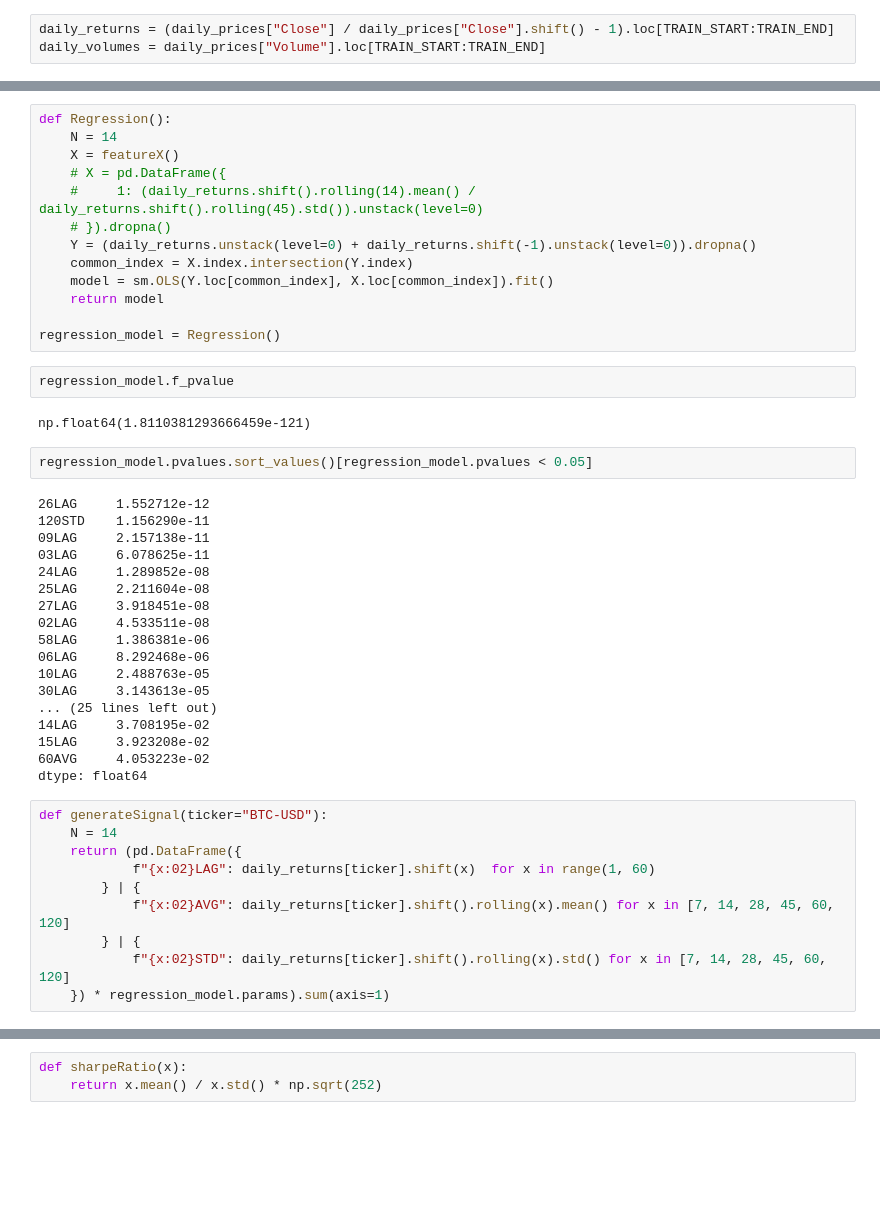
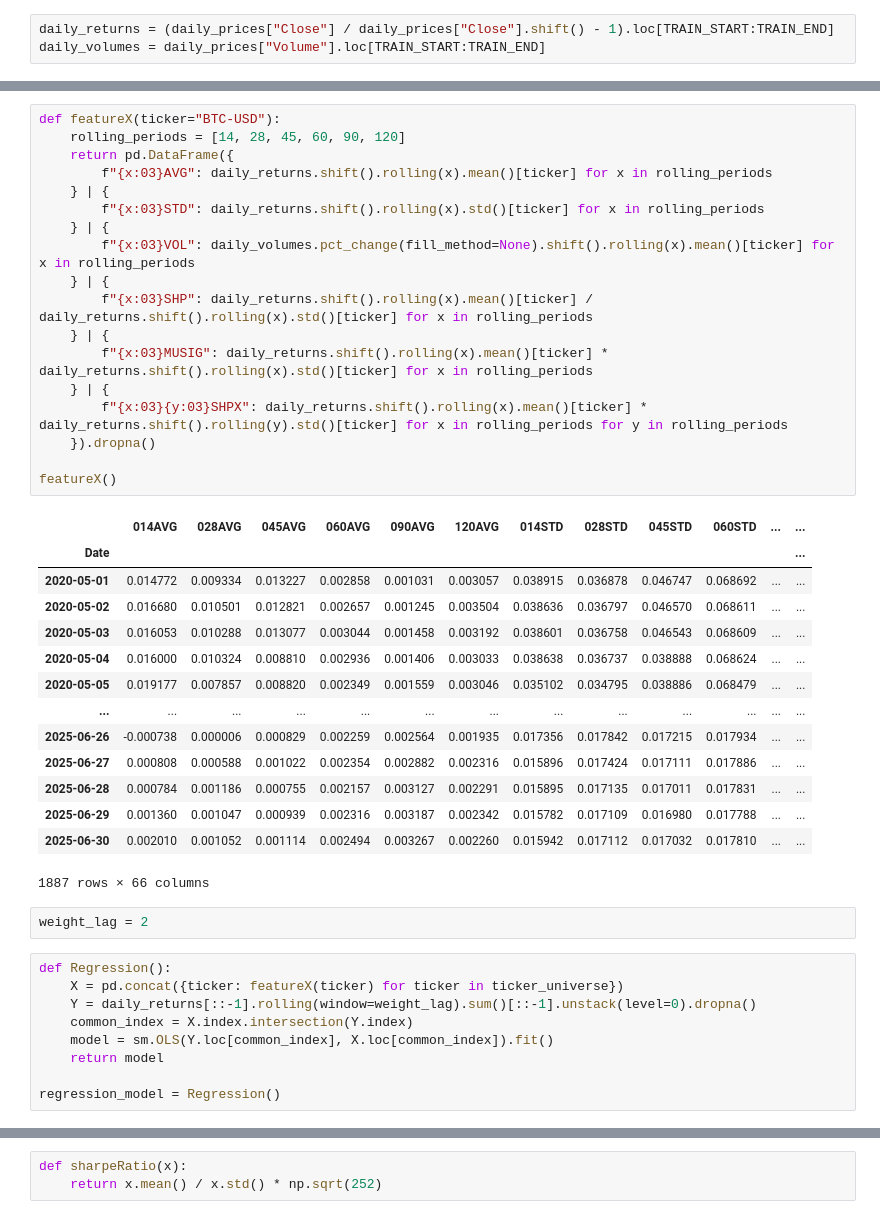
Before and after one commit to JibrilAbdi144/quant-research-project, a Jupyter notebook: notebooks/test19.ipynb, the cells around one changed output, grey strips where cells are left out. Cells and saved outputs as stored; diff of their text form; blank space fills up the shorter version.

```diff
--- a/notebooks/test19.ipynb
+++ b/notebooks/test19.ipynb
@@ -45,47 +19,44 @@ featureX()
+# %%
+def featureX(ticker="BTC-USD"):
+    rolling_periods = [14, 28, 45, 60, 90, 120]
+    return pd.DataFrame({
+        f"{x:03}AVG": daily_returns.shift().rolling(x).mean()[ticker] for x in rolling_periods
+    } | {
+        f"{x:03}STD": daily_returns.shift().rolling(x).std()[ticker] for x in rolling_periods
+    } | {
+        f"{x:03}VOL": daily_volumes.pct_change(fill_method=None).shift().rolling(x).mean()[ticker] for x in rolling_periods
+    } | {
+        f"{x:03}SHP": daily_returns.shift().rolling(x).mean()[ticker] / daily_returns.shift().rolling(x).std()[ticker] for x in rolling_periods
+    } | {
+        f"{x:03}MUSIG": daily_returns.shift().rolling(x).mean()[ticker] * daily_returns.shift().rolling(x).std()[ticker] for x in rolling_periods
+    } | {
+        f"{x:03}{y:03}SHPX": daily_returns.shift().rolling(x).mean()[ticker] * daily_returns.shift().rolling(y).std()[ticker] for x in rolling_periods for y in rolling_periods
+    }).dropna()
+
+featureX()
+# %% [output]
+|  | 014AVG | 028AVG | 045AVG | 060AVG | 090AVG | 120AVG | 014STD | 028STD | 045STD | 060STD | ... | ... |
+| Date |  |  |  |  |  |  |  |  |  |  |  | ... |
+| 2020-05-01 | 0.014772 | 0.009334 | 0.013227 | 0.002858 | 0.001031 | 0.003057 | 0.038915 | 0.036878 | 0.046747 | 0.068692 | ... | ... |
+| 2020-05-02 | 0.016680 | 0.010501 | 0.012821 | 0.002657 | 0.001245 | 0.003504 | 0.038636 | 0.036797 | 0.046570 | 0.068611 | ... | ... |
+| 2020-05-03 | 0.016053 | 0.010288 | 0.013077 | 0.003044 | 0.001458 | 0.003192 | 0.038601 | 0.036758 | 0.046543 | 0.068609 | ... | ... |
+| 2020-05-04 | 0.016000 | 0.010324 | 0.008810 | 0.002936 | 0.001406 | 0.003033 | 0.038638 | 0.036737 | 0.038888 | 0.068624 | ... | ... |
+| 2020-05-05 | 0.019177 | 0.007857 | 0.008820 | 0.002349 | 0.001559 | 0.003046 | 0.035102 | 0.034795 | 0.038886 | 0.068479 | ... | ... |
+| ... | ... | ... | ... | ... | ... | ... | ... | ... | ... | ... | ... | ... |
+| 2025-06-26 | -0.000738 | 0.000006 | 0.000829 | 0.002259 | 0.002564 | 0.001935 | 0.017356 | 0.017842 | 0.017215 | 0.017934 | ... | ... |
+| 2025-06-27 | 0.000808 | 0.000588 | 0.001022 | 0.002354 | 0.002882 | 0.002316 | 0.015896 | 0.017424 | 0.017111 | 0.017886 | ... | ... |
+| 2025-06-28 | 0.000784 | 0.001186 | 0.000755 | 0.002157 | 0.003127 | 0.002291 | 0.015895 | 0.017135 | 0.017011 | 0.017831 | ... | ... |
+| 2025-06-29 | 0.001360 | 0.001047 | 0.000939 | 0.002316 | 0.003187 | 0.002342 | 0.015782 | 0.017109 | 0.016980 | 0.017788 | ... | ... |
+| 2025-06-30 | 0.002010 | 0.001052 | 0.001114 | 0.002494 | 0.003267 | 0.002260 | 0.015942 | 0.017112 | 0.017032 | 0.017810 | ... | ... |
+1887 rows × 66 columns
+# %%
+weight_lag = 2
 # %%
 def Regression():
-    N = 14
-    X = featureX()
-    # X = pd.DataFrame({
-    #     1: (daily_returns.shift().rolling(14).mean() / daily_returns.shift().rolling(45).std()).unstack(level=0)
-    # }).dropna()
-    Y = (daily_returns.unstack(level=0) + daily_returns.shift(-1).unstack(level=0)).dropna()
+    X = pd.concat({ticker: featureX(ticker) for ticker in ticker_universe})
+    Y = daily_returns[::-1].rolling(window=weight_lag).sum()[::-1].unstack(level=0).dropna()
     common_index = X.index.intersection(Y.index)
     model = sm.OLS(Y.loc[common_index], X.loc[common_index]).fit()
     return model
 
 regression_model = Regression()
-# %%
-regression_model.f_pvalue
-# %% [output]
-np.float64(1.8110381293666459e-121)
-# %%
-regression_model.pvalues.sort_values()[regression_model.pvalues < 0.05]
-# %% [output]
-26LAG     1.552712e-12
-120STD    1.156290e-11
-09LAG     2.157138e-11
-03LAG     6.078625e-11
-24LAG     1.289852e-08
-25LAG     2.211604e-08
-27LAG     3.918451e-08
-02LAG     4.533511e-08
-58LAG     1.386381e-06
-06LAG     8.292468e-06
-10LAG     2.488763e-05
-30LAG     3.143613e-05
-... (25 lines left out)
-14LAG     3.708195e-02
-15LAG     3.923208e-02
-60AVG     4.053223e-02
-dtype: float64
-# %%
-def generateSignal(ticker="BTC-USD"):
-    N = 14
-    return (pd.DataFrame({
-            f"{x:02}LAG": daily_returns[ticker].shift(x)  for x in range(1, 60)
-        } | {
-            f"{x:02}AVG": daily_returns[ticker].shift().rolling(x).mean() for x in [7, 14, 28, 45, 60, 120]
-        } | {
-            f"{x:02}STD": daily_returns[ticker].shift().rolling(x).std() for x in [7, 14, 28, 45, 60, 120]
-    }) * regression_model.params).sum(axis=1)
```
Also changed, not shown: parts of 9 cells of this notebook.
